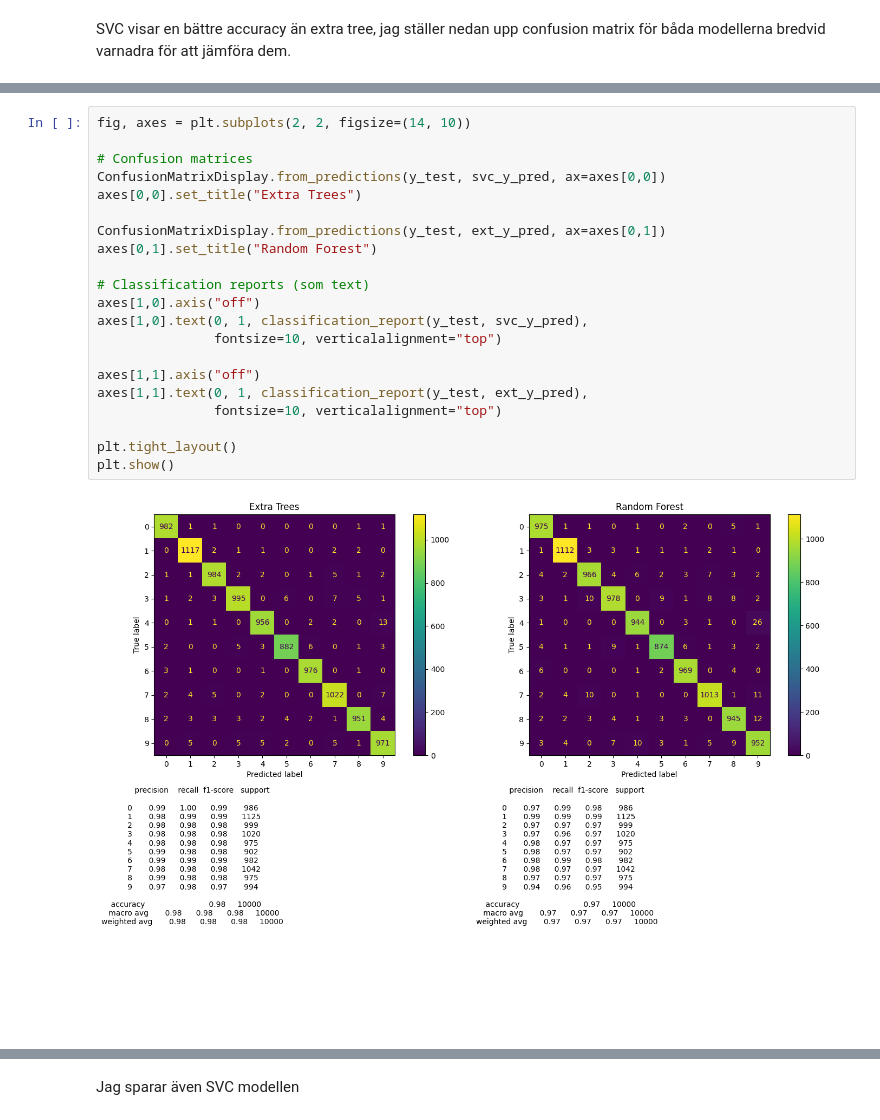
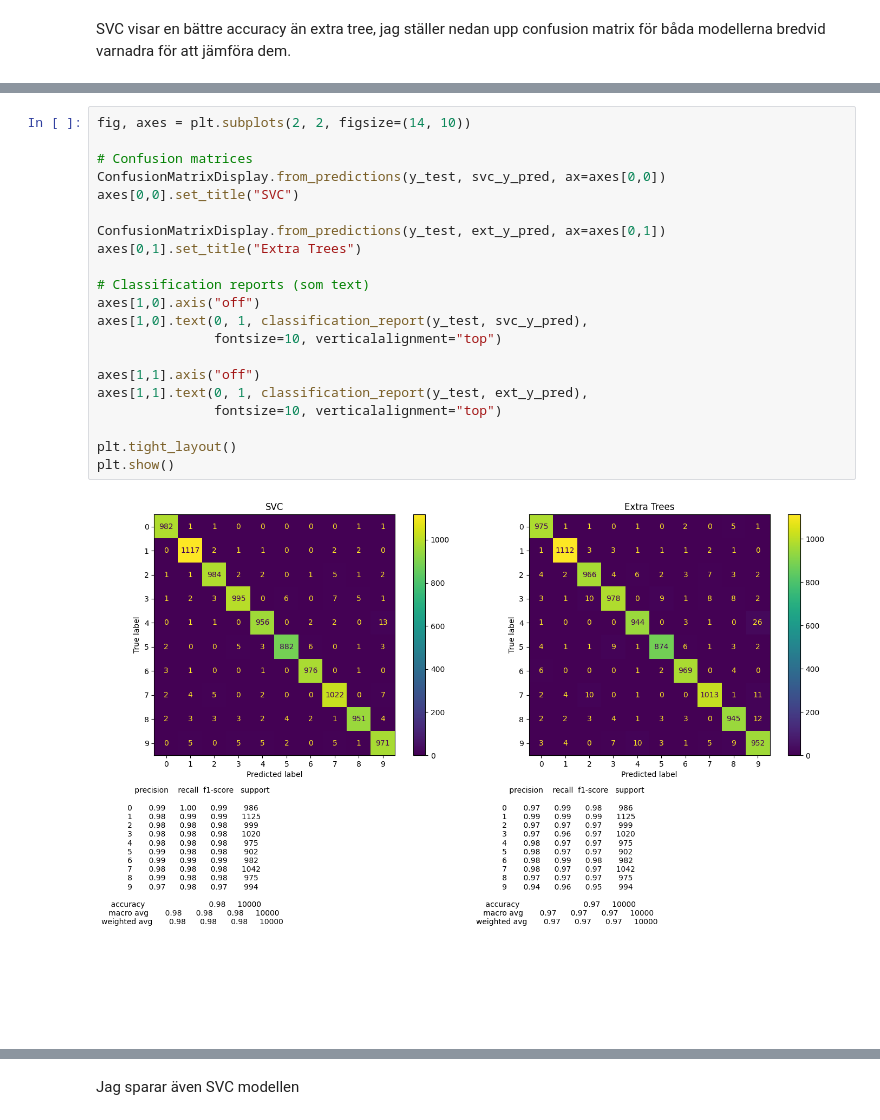
Before and after one commit to LinusMrad/ML-Kunskapskontroll-2, a Jupyter notebook: notebook/kunskapkontroll2.ipynb, the cells around one changed output, grey strips where cells are left out. Drawn from its saved outputs; the diff is of its cells as text.

```diff
--- a/notebook/kunskapkontroll2.ipynb
+++ b/notebook/kunskapkontroll2.ipynb
@@ -573,23 +545,23 @@ IndexError: too many indices for array: array is 1-dimensional, but 2 were index
 # %%
 fig, axes = plt.subplots(2, 2, figsize=(14, 10))
 
 # Confusion matrices
 ConfusionMatrixDisplay.from_predictions(y_test, svc_y_pred, ax=axes[0,0])
-axes[0,0].set_title("Extra Trees")
+axes[0,0].set_title("SVC")
 
 ConfusionMatrixDisplay.from_predictions(y_test, ext_y_pred, ax=axes[0,1])
-axes[0,1].set_title("Random Forest")
+axes[0,1].set_title("Extra Trees")
 
 # Classification reports (som text)
 axes[1,0].axis("off")
 axes[1,0].text(0, 1, classification_report(y_test, svc_y_pred),
                fontsize=10, verticalalignment="top")
 
 axes[1,1].axis("off")
 axes[1,1].text(0, 1, classification_report(y_test, ext_y_pred),
                fontsize=10, verticalalignment="top")
 
 plt.tight_layout()
 plt.show()
 # %% [output]
-[figure, old version]
+[figure, new version]
```
Also changed, not shown: parts of 2 cells of this notebook.
